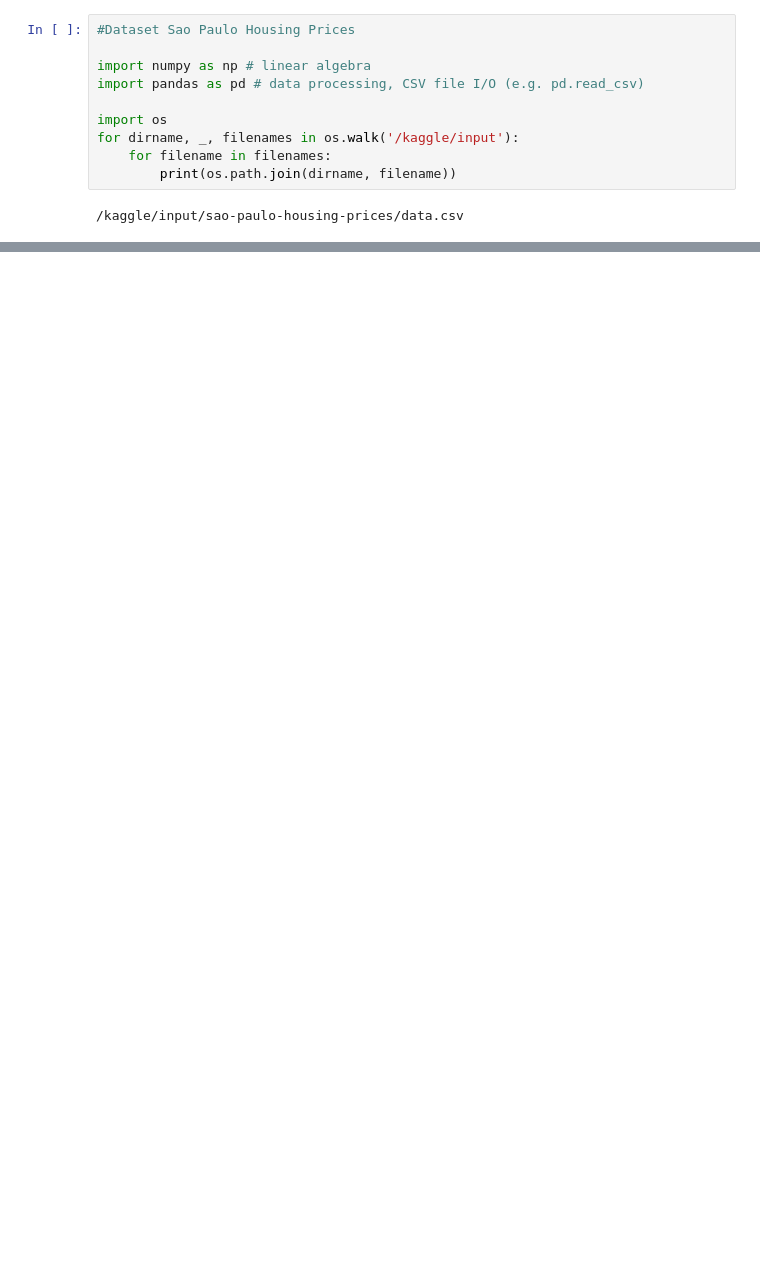
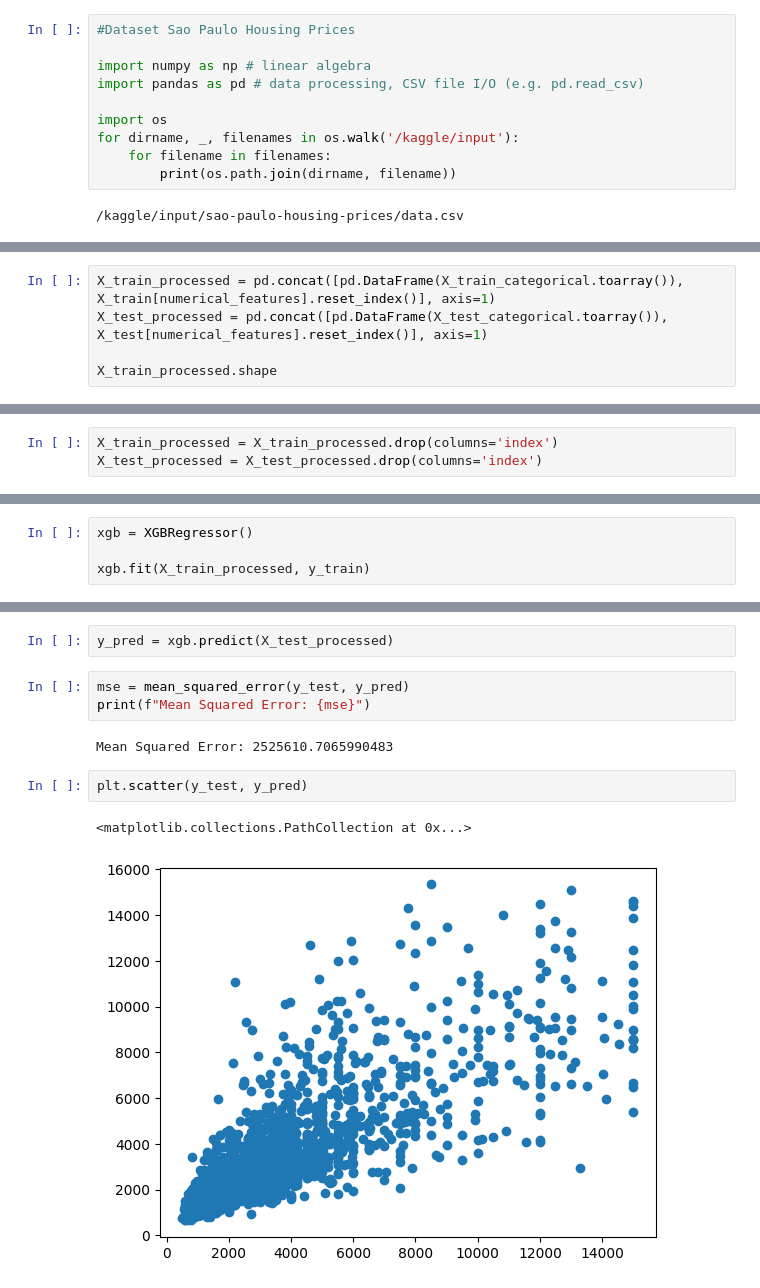
Before and after one commit to isaquewgda/ML-predict-rental-saopaulo, a Jupyter notebook: ml-predict-rental-saopaulo.ipynb, the cells around one changed output, grey strips where cells are left out. Cells and saved outputs as stored; diff of their text form; blank space fills up the shorter version.

Commit message:
Kaggle Notebook | ML-predict-rental-saopaulo | Version 3

```diff
--- a/ml-predict-rental-saopaulo.ipynb
+++ b/ml-predict-rental-saopaulo.ipynb
@@ -12,0 +207,5 @@ for dirname, _, filenames in os.walk('/kaggle/input'):
+# %%
+X_train_processed = pd.concat([pd.DataFrame(X_train_categorical.toarray()), X_train[numerical_features].reset_index()], axis=1)
+X_test_processed = pd.concat([pd.DataFrame(X_test_categorical.toarray()), X_test[numerical_features].reset_index()], axis=1)
+
+X_train_processed.shape
@@ -12,0 +223,3 @@ for dirname, _, filenames in os.walk('/kaggle/input'):
+# %%
+X_train_processed = X_train_processed.drop(columns='index')
+X_test_processed = X_test_processed.drop(columns='index')
@@ -12,0 +238,4 @@ for dirname, _, filenames in os.walk('/kaggle/input'):
+# %%
+xgb = XGBRegressor()
+
+xgb.fit(X_train_processed, y_train)
@@ -12,0 +254,12 @@ for dirname, _, filenames in os.walk('/kaggle/input'):
+# %%
+y_pred = xgb.predict(X_test_processed)
+# %%
+mse = mean_squared_error(y_test, y_pred)
+print(f"Mean Squared Error: {mse}")
+# %% [output]
+Mean Squared Error: 2525610.7065990483
+# %%
+plt.scatter(y_test, y_pred)
+# %% [output]
+<matplotlib.collections.PathCollection at 0x...>
+[figure, added]
```
Also changed, not shown: parts of 28 cells of this notebook.
